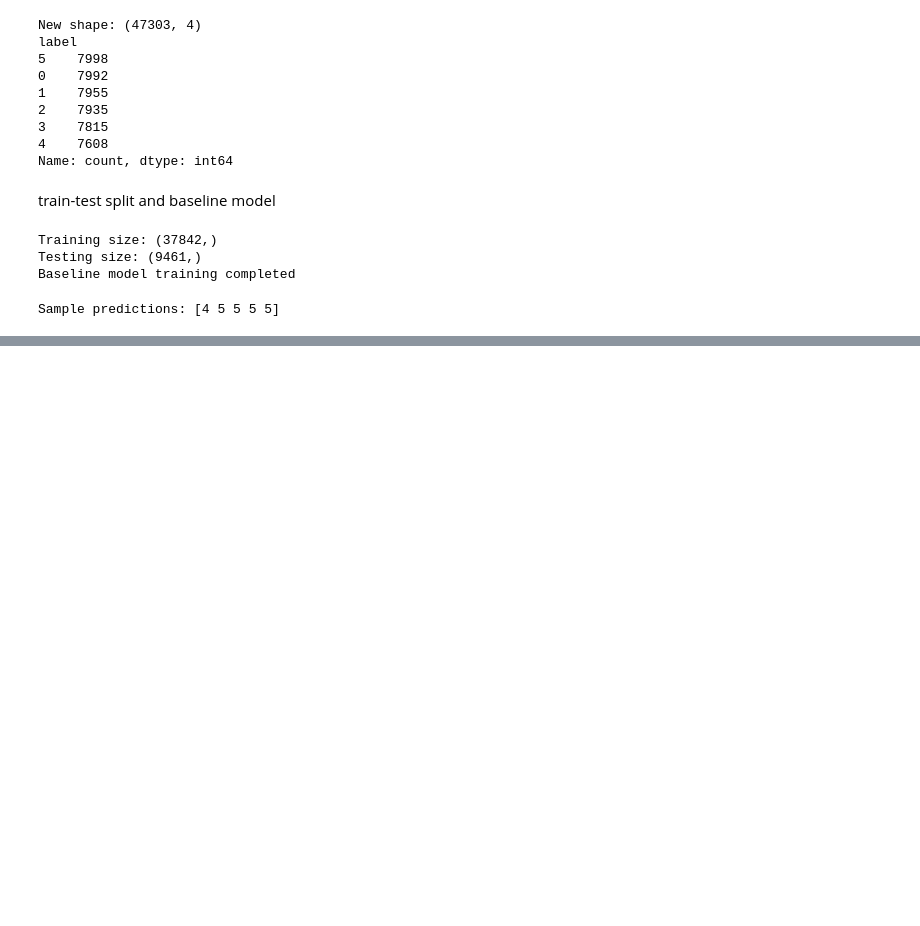
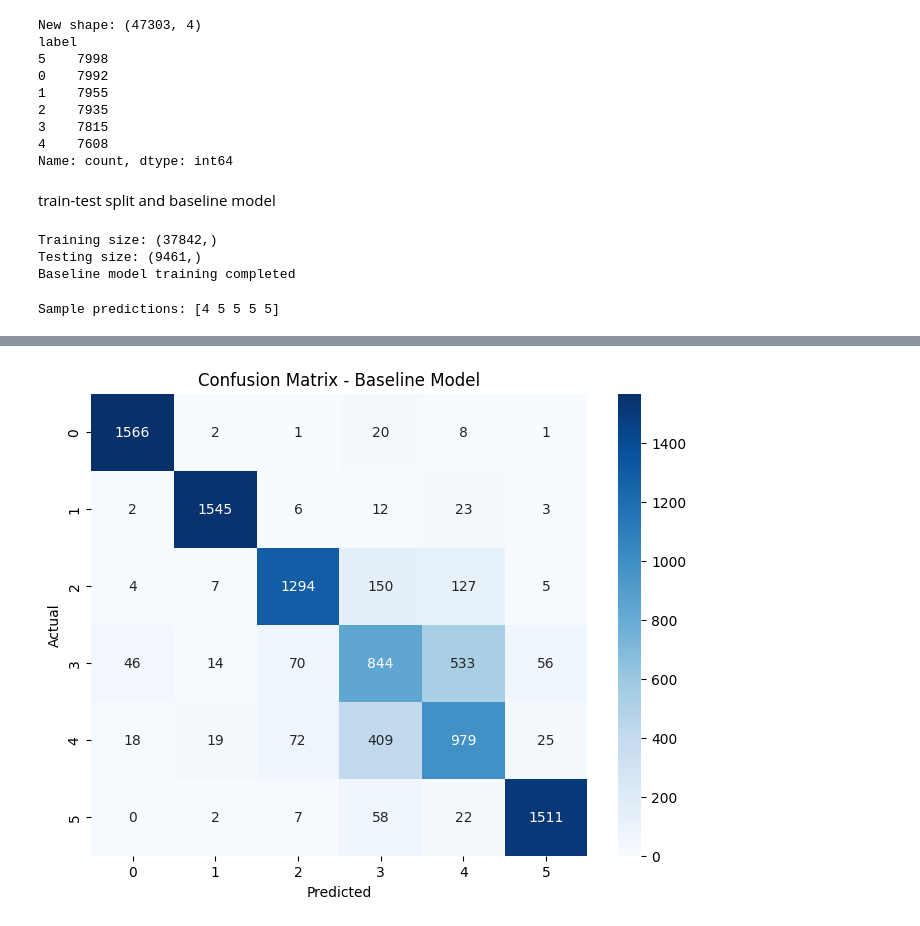
Before and after one commit to Rivier-Computer-Science/SP25-690-Alugubelly, a Jupyter notebook: Cyberbullying-Detection-DeepLearning/code files/Cyberbullying_Detection.ipynb, the cells around one changed output, grey strips where cells are left out. Cells and saved outputs as stored; diff of their text form; code cells hidden in the pictures; blank space fills up the shorter version.

Commit message:
Baseline model evaluation completed

```diff
--- a/Cyberbullying-Detection-DeepLearning/code files/Cyberbullying_Detection.ipynb
+++ b/Cyberbullying-Detection-DeepLearning/code files/Cyberbullying_Detection.ipynb
@@ -190,0 +193,20 @@ Sample predictions: [4 5 5 5 5]
+# %%
+# Phase 4: Evaluation of Baseline Model
+
+from sklearn.metrics import accuracy_score, classification_report, confusion_matrix
+
+# predictions on test data
+y_pred = baseline_model.predict(X_test_vec)
+
+# accuracy
+acc = accuracy_score(y_test, y_pred)
+print("Accuracy:", acc)
+
+# detailed report
+print("\nClassification Report:\n")
+print(classification_report(y_test, y_pred))
+
+# confusion matrix
+cm = confusion_matrix(y_test, y_pred)
+print("\nConfusion Matrix:\n")
+print(cm)
@@ -190,0 +231,12 @@ Sample predictions: [4 5 5 5 5]
+# %%
+import seaborn as sns
+import matplotlib.pyplot as plt
+
+plt.figure(figsize=(8,6))
+sns.heatmap(cm, annot=True, fmt='d', cmap='Blues')
+plt.xlabel("Predicted")
+plt.ylabel("Actual")
+plt.title("Confusion Matrix - Baseline Model")
+plt.show()
+# %% [output]
+[figure, added]
```
Also changed, not shown: parts of 2 cells of this notebook.
